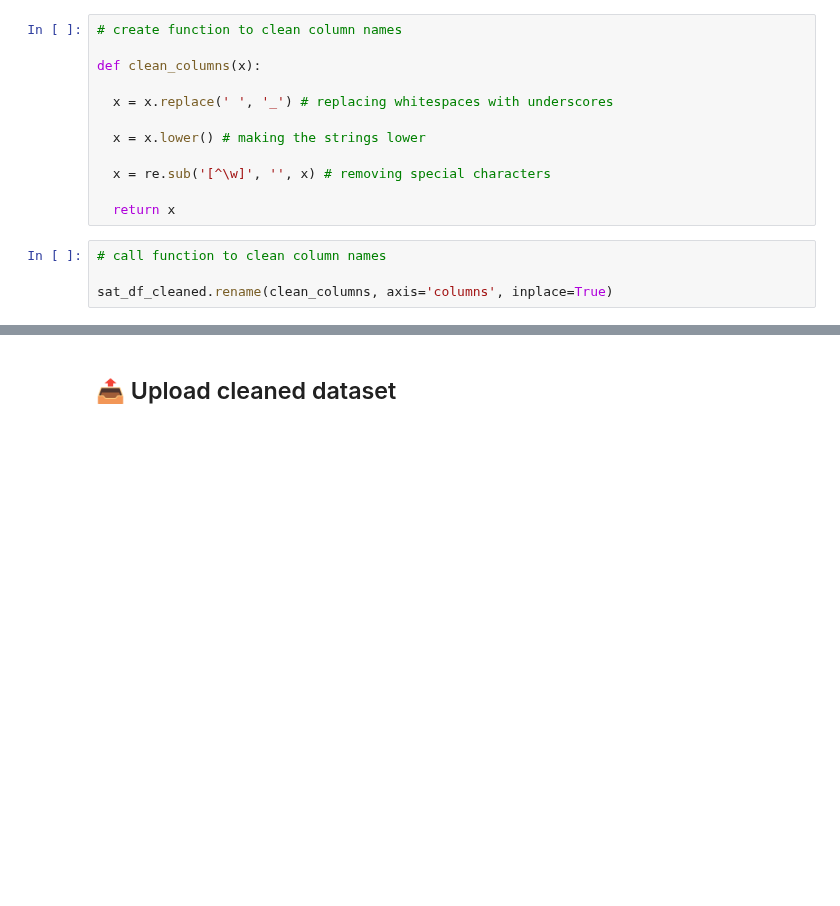
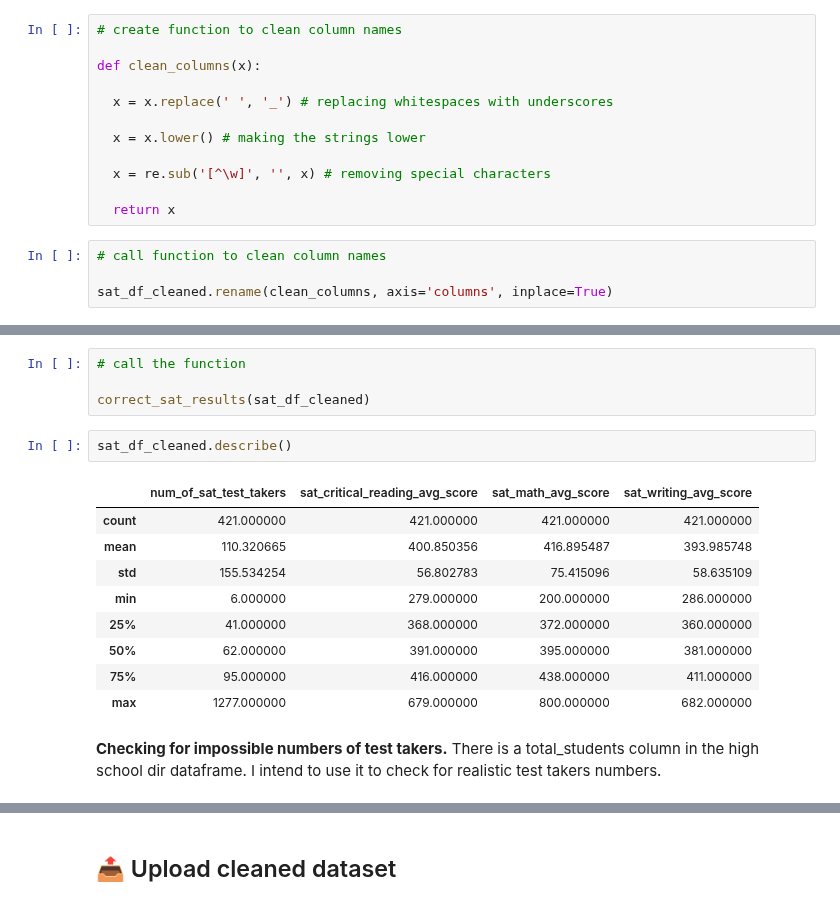
Before and after one commit to webeet-io/_onboarding_data, a Jupyter notebook: daily_tasks/day_4/sat_modeling.ipynb, the cells around one changed output, grey strips where cells are left out. Drawn from its saved outputs; the diff is of its cells as text; blank space fills up the shorter version.

```diff
--- a/daily_tasks/day_4/sat_modeling.ipynb
+++ b/daily_tasks/day_4/sat_modeling.ipynb
@@ -256,0 +289,18 @@ sat_df_cleaned.rename(clean_columns, axis='columns', inplace=True)
+# %%
+# call the function
+
+correct_sat_results(sat_df_cleaned)
+# %%
+sat_df_cleaned.describe()
+# %% [output]
+|  | num_of_sat_test_takers | sat_critical_reading_avg_score | sat_math_avg_score | sat_writing_avg_score |
+| count | 421.000000 | 421.000000 | 421.000000 | 421.000000 |
+| mean | 110.320665 | 400.850356 | 416.895487 | 393.985748 |
+| std | 155.534254 | 56.802783 | 75.415096 | 58.635109 |
+| min | 6.000000 | 279.000000 | 200.000000 | 286.000000 |
+| 25% | 41.000000 | 368.000000 | 372.000000 | 360.000000 |
+| 50% | 62.000000 | 391.000000 | 395.000000 | 381.000000 |
+| 75% | 95.000000 | 416.000000 | 438.000000 | 411.000000 |
+| max | 1277.000000 | 679.000000 | 800.000000 | 682.000000 |
+# %% [markdown]
+**Checking for impossible numbers of test takers.** There is a total_students column in the high school dir dataframe. I intend to use it to check for realistic test takers numbers.
```
Also changed, not shown: parts of 13 cells of this notebook, 1 other file.
